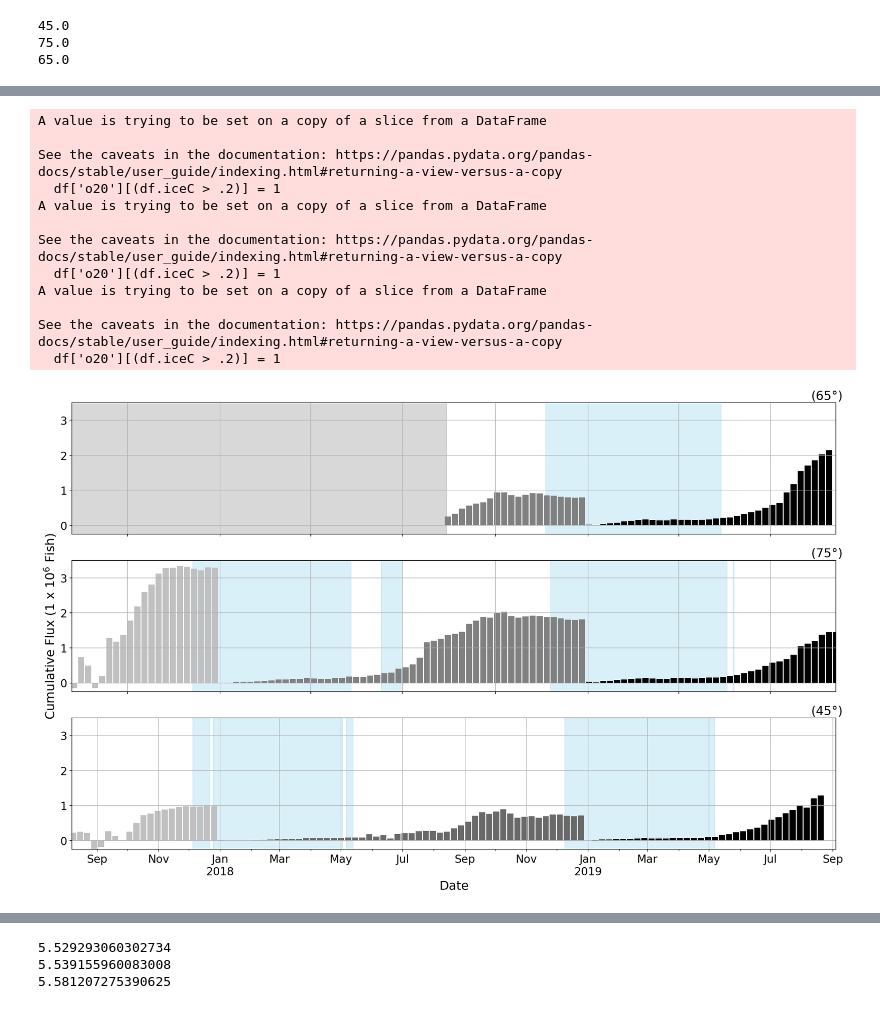
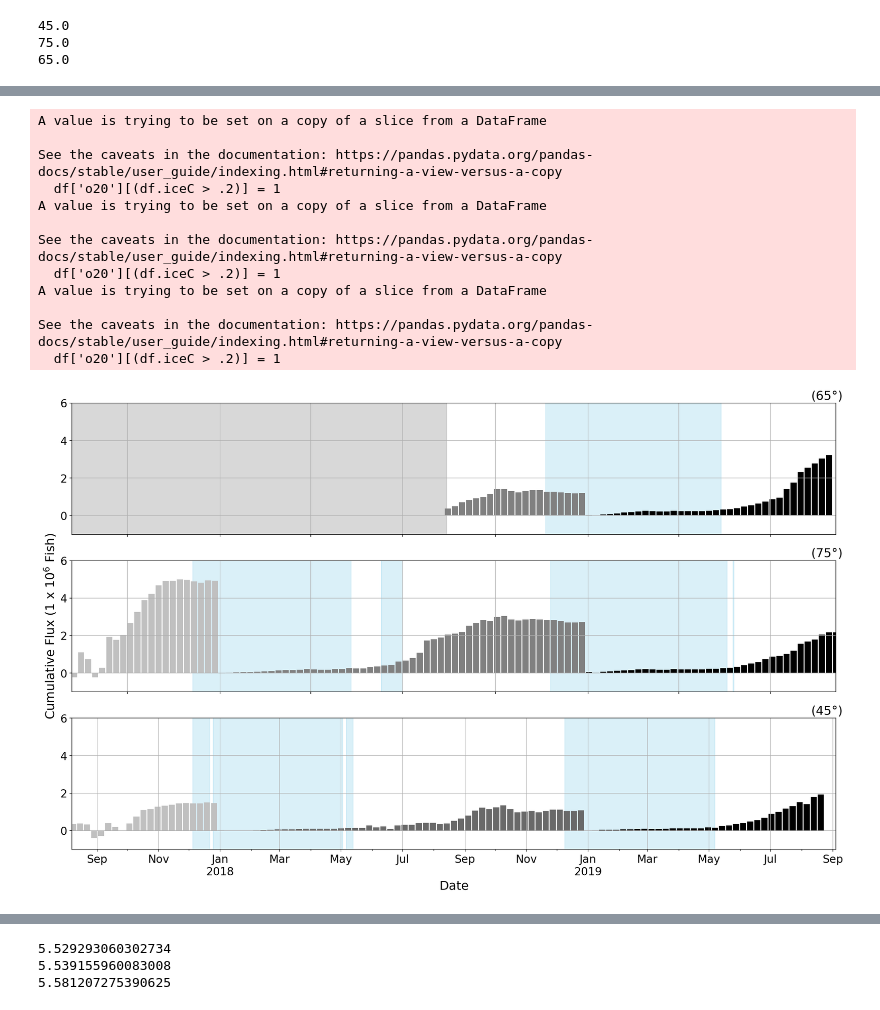
Before and after one commit to leviner/MooredEchosounders, a Jupyter notebook: code/fluxWorkbook.ipynb, the cells around one changed output, grey strips where cells are left out. Cells and saved outputs as stored; diff of their text form; code cells hidden in the pictures.

Commit message:
reprocess flux w/new tracks

```diff
--- a/code/fluxWorkbook.ipynb
+++ b/code/fluxWorkbook.ipynb
@@ -96,14 +96,14 @@ def fmtAxis(ax):
 D1_4 = ['../data/physicalData/PMEL_2017_17ckp11a_wcp_vel.nc','../data/physicalData/PMEL_2018_18ckp11a_wcp_vel.nc']
 D2_5 = ['../data/physicalData/PMEL_2017_17ckp1a_wcp_vel.nc','../data/physicalData/PMEL_2018_18ckp1a_wcp_vel.nc']
 D6 = ['../data/physicalData/PMEL_2018_18ckp4a_wcp_vel.nc']
-df1 = readTracks('../data/analysisFiles/TrackRegions1_linear3.csv')
-df4 = readTracks('../data/analysisFiles/TrackRegions4_linear3.csv')
+df1 = readTracks('../data/analysisFiles/TrackRegions1_linear4.csv')
+df4 = readTracks('../data/analysisFiles/TrackRegions4_linear4.csv')
 dfD1T = pd.concat([df1,df4])
 dfD1T['SigBS_mean'] = 10**(dfD1T.TS_mean/10)
-df2 = readTracks('../data/analysisFiles/TrackRegions2_linear3.csv')
-df5 = readTracks('../data/analysisFiles/TrackRegions5_linear3.csv')
+df2 = readTracks('../data/analysisFiles/TrackRegions2_linear4.csv')
+df5 = readTracks('../data/analysisFiles/TrackRegions5_linear4.csv')
 dfD2T = pd.concat([df2,df5])
-dfD3T = readTracks('../data/analysisFiles/TrackRegions6_linear3.csv')
+dfD3T = readTracks('../data/analysisFiles/TrackRegions6_linear4.csv')
 # %%
 # Moorings
 filesD1Y1 = glob('../data/2018/EVFiles/DAFT1/exports/1m/70kHz*.csv')
@@ -156,13 +176,12 @@ ax1.bar(a.index.where(a.fv.lt(0), np.nan)+pd.Timedelta(days=3.5),a.fv.where(a.fv
 ax1.axvspan(pd.to_datetime('2017-8-01'), pd.to_datetime('2018-8-14'), ymin=-60, ymax=3000, alpha=0.3, color='grey')
 ax1.set_xlim([pd.to_datetime('2017-8-7'),pd.to_datetime('2019-9-4')])
 ax1.grid()
-#ax1.text(pd.to_datetime('2019-08-10'),a.fv.max()*1.1,str('('+str(int(np.max(a.linearHead- a.rotateHead)))+'$\degree$)'),fontsize=18)
-ax1.text(pd.to_datetime('2019-08-10'),2.1,str('('+str(int(np.max(a.linearHead- a.rotateHead)))+'$\degree$)'),fontsize=18)
+ax1.text(pd.to_datetime('2019-08-05'),3.2,str('('+str(int(np.max(a.linearHead- a.rotateHead)))+'$\degree$)'),fontsize=18)
 ax1.set_xticklabels([])
 ax1.xaxis.label.set_visible(False)
-ax1.set_ylim([-1.1,2])
+ax1.set_ylim([-2,3])
 #plt.title('Flux from Echosounder',fontsize=18)
-
+display(a[a.fv == a.fv.max()].fv)
 iceCov = iceDates(dfD3Ice)
 for b in iceCov:
     ax1.axvspan(pd.to_datetime(b[0]), pd.to_datetime(b[1]), ymin=-25, ymax=15, alpha=0.3, color='skyblue')
@@ -179,12 +198,12 @@ ax2.bar(a.index.where(a.fv.ge(0), np.nan)+pd.Timedelta(days=3.5),a.fv.where(a.fv
 ax2.bar(a.index.where(a.fv.lt(0), np.nan)+pd.Timedelta(days=3.5),a.fv.where(a.fv.lt(0), np.nan),color='blue',width=6)#.plot(color='blue',axes=ax2,fontsize=18)
 ax2.set_xlim([pd.to_datetime('2017-8-7'),pd.to_datetime('2019-9-4')])
 ax2.grid()
-ax2.text(pd.to_datetime('2019-08-10'),2.1,str('('+str(int(np.max(a.linearHead- a.rotateHead)))+'$\degree$)'),fontsize=18)
+ax2.text(pd.to_datetime('2019-08-05'),3.2,str('('+str(int(np.max(a.linearHead- a.rotateHead)))+'$\degree$)'),fontsize=18)
 ax2.set_xticklabels([])
 ax2.xaxis.label.set_visible(False)
-ax2.set_ylim([-1.1,2])
+ax2.set_ylim([-2,3])
 plt.ylabel('Mean Flux (Fish m$^{-1}$ s$^{-1}$)\n',fontsize=18)
-
+display(a[a.fv == a.fv.max()].fv)
 iceCov = iceDates(dfD2Ice)
 for b in iceCov:
     ax2.axvspan(pd.to_datetime(b[0]), pd.to_datetime(b[1]), ymin=-25, ymax=15, alpha=0.3, color='skyblue')
@@ -200,10 +219,10 @@ ax3.bar(a.index.where(a.fv.ge(0), np.nan)+pd.Timedelta(days=3.5),a.fv.where(a.fv
 ax3.bar(a.index.where(a.fv.lt(0), np.nan)+pd.Timedelta(days=3.5),a.fv.where(a.fv.lt(0), np.nan),color='blue',width=6)#.plot(color='blue',axes=ax2,fontsize=1
 ax3.set_xlim([pd.to_datetime('2017-8-7'),pd.to_datetime('2019-9-4')])
 ax3.grid()
-#ax3.text(pd.to_datetime('2019-08-10'),a.fv.max()*1.2,str('('+str(int(np.max(a.linearHead- a.rotateHead)))+'$\degree$)'),fontsize=18)
-ax3.text(pd.to_datetime('2019-08-10'),2.1,str('('+str(int(np.max(a.linearHead- a.rotateHead)))+'$\degree$)'),fontsize=18)
-ax3.set_ylim([-1.1,2])
+ax3.text(pd.to_datetime('2019-08-05'),3.2,str('('+str(int(np.max(a.linearHead- a.rotateHead)))+'$\degree$)'),fontsize=18)
+ax3.set_ylim([-2,3])
 plt.xlabel('Date',fontsize=18)
+display(a[a.fv == a.fv.max()].fv)
 iceCov = iceDates(dfD1Ice)
 for b in iceCov:
     ax3.axvspan(pd.to_datetime(b[0]), pd.to_datetime(b[1]), ymin=-25, ymax=15, alpha=0.3, color='skyblue')
@@ -258,10 +286,10 @@ ax1.axvspan(pd.to_datetime('2017-8-01'), pd.to_datetime('2018-8-14'), ymin=-60,
 ax1.set_xlim([pd.to_datetime('2017-8-7'),pd.to_datetime('2019-9-4')])
 ax1.grid()
 #ax1.text(pd.to_datetime('2019-08-10'),a.fv.max()*1.1,str('('+str(int(np.max(a.linearHead- a.rotateHead)))+'$\degree$)'),fontsize=18)
-ax1.text(pd.to_datetime('2019-08-10'),3.6,str('('+str(int(np.max(a.linearHead- a.rotateHead)))+'$\degree$)'),fontsize=18)
+ax1.text(pd.to_datetime('2019-08-10'),6.2,str('('+str(int(np.max(a.linearHead- a.rotateHead)))+'$\degree$)'),fontsize=18)
 ax1.set_xticklabels([])
 ax1.xaxis.label.set_visible(False)
-ax1.set_ylim([-.25,3.5])
+ax1.set_ylim([-1,6])
 #plt.title('Flux from Echosounder',fontsize=18)
 
 iceCov = iceDates(dfD3Ice)
@@ -281,10 +309,10 @@ ax2.bar(a.index,np.cumsum(a.fv.where((a.index >pd.to_datetime('2018-01-01'))&(a.
 ax2.bar(a.index,np.cumsum(a.fv.where(a.index >pd.to_datetime('2019-01-01')))*60*60*24*7/1e6,color='black',width=6)#.plot(color='blue',axes=ax2,fontsize=18)
 ax2.set_xlim([pd.to_datetime('2017-8-7'),pd.to_datetime('2019-9-4')])
 ax2.grid()
-ax2.text(pd.to_datetime('2019-08-10'),3.6,str('('+str(int(np.max(a.linearHead- a.rotateHead)))+'$\degree$)'),fontsize=18)
+ax2.text(pd.to_datetime('2019-08-10'),6.2,str('('+str(int(np.max(a.linearHead- a.rotateHead)))+'$\degree$)'),fontsize=18)
 ax2.set_xticklabels([])
 ax2.xaxis.label.set_visible(False)
-ax2.set_ylim([-.25,3.5])
+ax2.set_ylim([-1,6])
 plt.ylabel('Cumulative Flux (1 x 10$^{6}$ Fish)',fontsize=18)
 
 iceCov = iceDates(dfD2Ice)
@@ -301,36 +329,36 @@ a = df1Comb.resample('7D').mean()
 ax3.bar(a.index,np.cumsum(a.fv.where(a.index <pd.to_datetime('2018-01-01')))*60*60*24*7/1e6,color='silver',width=6)#.plot(color='blue',axes=ax2,fontsize=18)
 ax3.bar(a.index,np.cumsum(a.fv.where((a.index >pd.to_datetime('2018-01-01'))&(a.index <pd.to_datetime('2019-01-01'))))*60*60*24*7/1e6,color='dimgrey',width=6)#.plot(color='blue',axes=ax2,fontsize=1
 ax3.bar(a.index,np.cumsum(a.fv.where(a.index >pd.to_datetime('2019-01-01')))*60*60*24*7/1e6,color='black',width=6)#.plot(color='blue',axes=ax2,fontsize=18)
 ax3.set_xlim([pd.to_datetime('2017-8-7'),pd.to_datetime('2019-9-4')])
 ax3.grid()
 #ax3.text(pd.to_datetime('2019-08-10'),a.fv.max()*1.2,str('('+str(int(np.max(a.linearHead- a.rotateHead)))+'$\degree$)'),fontsize=18)
-ax3.text(pd.to_datetime('2019-08-10'),3.6,str('('+str(int(np.max(a.linearHead- a.rotateHead)))+'$\degree$)'),fontsize=18)
-ax3.set_ylim([-.25,3.5])
+ax3.text(pd.to_datetime('2019-08-10'),6.2,str('('+str(int(np.max(a.linearHead- a.rotateHead)))+'$\degree$)'),fontsize=18)
+ax3.set_ylim([-1,6])
 plt.xlabel('Date',fontsize=18)
 iceCov = iceDates(dfD1Ice)
 for b in iceCov:
     ax3.axvspan(pd.to_datetime(b[0]), pd.to_datetime(b[1]), ymin=-25, ymax=15, alpha=0.3, color='skyblue',zorder = 0)
 
 a['ice'] = 0
 for b in iceCov:
     a.loc[((a.index >=pd.to_datetime(b[0]))&(a.index <=pd.to_datetime(b[1]))),'ice'] = 1
 #print('ice',a[a.ice==1].speedADCP.mean(),'no ice',a[a.ice==0].speedADCP.mean())
 
 fmtAxis(ax3)
 # %% [output]
 A value is trying to be set on a copy of a slice from a DataFrame
 
 See the caveats in the documentation: https://pandas.pydata.org/pandas-docs/stable/user_guide/indexing.html#returning-a-view-versus-a-copy
   df['o20'][(df.iceC > .2)] = 1
 A value is trying to be set on a copy of a slice from a DataFrame
 
 See the caveats in the documentation: https://pandas.pydata.org/pandas-docs/stable/user_guide/indexing.html#returning-a-view-versus-a-copy
   df['o20'][(df.iceC > .2)] = 1
 A value is trying to be set on a copy of a slice from a DataFrame
 
 See the caveats in the documentation: https://pandas.pydata.org/pandas-docs/stable/user_guide/indexing.html#returning-a-view-versus-a-copy
   df['o20'][(df.iceC > .2)] = 1
-[figure, old version]
+[figure, new version]
 # %%
 def iceDates(df):
     df['o20']= 0
```
Also changed, not shown: parts of 8 cells of this notebook.
